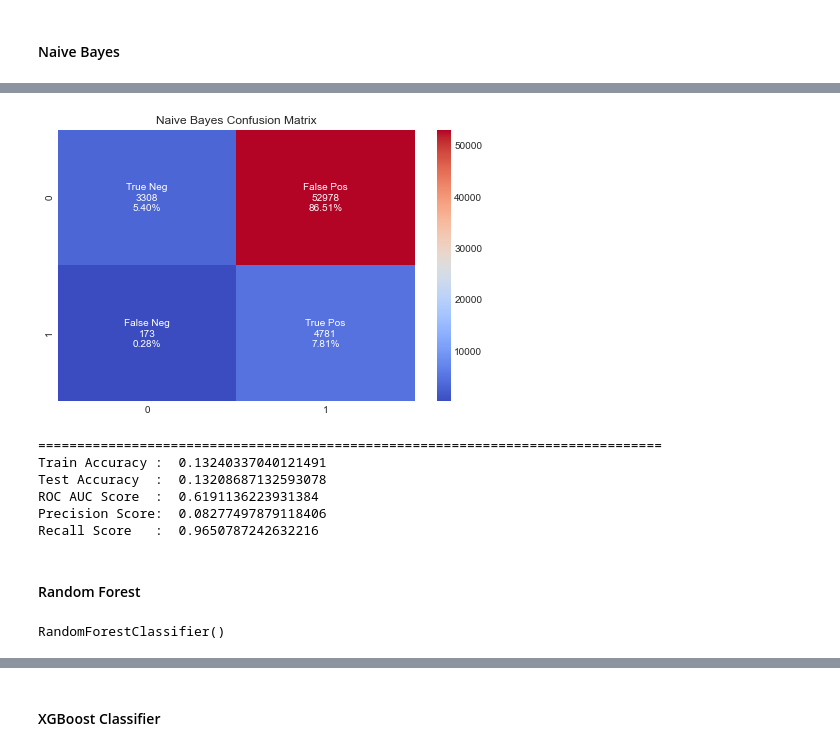
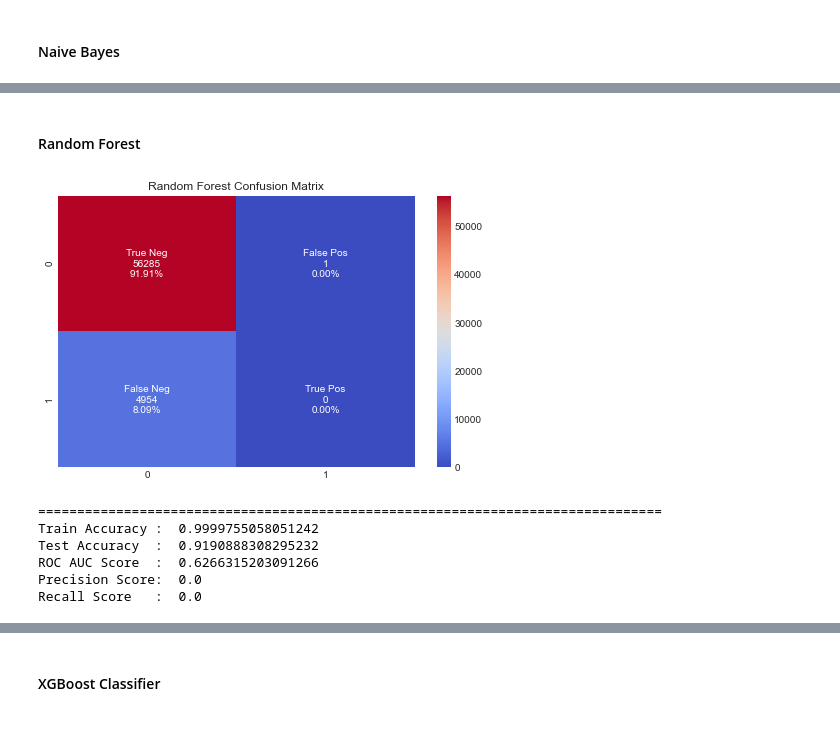
Before and after one commit to LuizFelipeAG/credit_check, a Jupyter notebook: loan_check_testbook-ML-Final.ipynb, the cells around one changed output, grey strips where cells are left out. Drawn from its saved outputs; the diff is of its cells as text; code cells hidden in the pictures.

```diff
--- a/loan_check_testbook-ML-Final.ipynb
+++ b/loan_check_testbook-ML-Final.ipynb
@@ -803,45 +794,15 @@ GaussianNB()
-# %%
-#GENERATING METRICS
-y_nb_tpred = nb.predict(X_train)
-y_nb_pred = nb.predict(X_test)
-nb_train_acc = accuracy_score(y_train, y_nb_tpred)
-nb_test_acc = accuracy_score(y_test, y_nb_pred)
-nb_roc_auc_score = roc_auc_score(y_test, nb.predict_proba(X_test)[:, 1])
-nb_precision_score = precision_score(y_test, y_nb_pred,average='binary')
-nb_recall_score = recall_score(y_test, y_nb_pred,average='binary')
-#GENERATING CONFUSION MATRIX
-nb_cf_matrix = confusion_matrix(y_test, y_nb_pred)
-plt.figure(figsize=[8,5])
-group_names = ['True Neg','False Pos','False Neg','True Pos']
-group_counts = ['{0:0.0f}'.format(value) for value in
-                nb_cf_matrix.flatten()]
-group_percentages = ['{0:.2%}'.format(value) for value in
-                     nb_cf_matrix.flatten()/np.sum(nb_cf_matrix)]
-labels = [f'{v1}\n{v2}\n{v3}' for v1, v2, v3 in
-          zip(group_names,group_counts,group_percentages)]
-labels = np.asarray(labels).reshape(2,2)
-sns.heatmap(nb_cf_matrix, annot=labels, fmt='', cmap='coolwarm').set_title('Naive Bayes Confusion Matrix')
-plt.show()
-#PRINTING METRICS
-print('='*80)
-print('Train Accuracy : ',nb_train_acc)
-print('Test Accuracy  : ',nb_test_acc)
-print('ROC AUC Score  : ',nb_roc_auc_score)
-print('Precision Score: ',nb_precision_score)
-print('Recall Score   : ',nb_recall_score)
-# %% [output]
-[figure, removed]
-================================================================================
-Train Accuracy :  0.13240337040121491
-Test Accuracy  :  0.13208687132593078
-ROC AUC Score  :  0.6191136223931384
-Precision Score:  0.08277497879118406
-Recall Score   :  0.9650787242632216
 # %% [markdown]
 #### Random Forest
 # %%
 from sklearn.ensemble import RandomForestClassifier
 rf = RandomForestClassifier()
 rf.fit(X_train, y_train)
+confmetrics(rf,'Random Forest Confusion Matrix','RandomForest')
 # %% [output]
+[figure, added]
-RandomForestClassifier()
+================================================================================
+Train Accuracy :  0.9999755058051242
+Test Accuracy  :  0.9190888308295232
+ROC AUC Score  :  0.6266315203091266
+Precision Score:  0.0
+Recall Score   :  0.0
```
Also changed, not shown: parts of 34 cells of this notebook.
